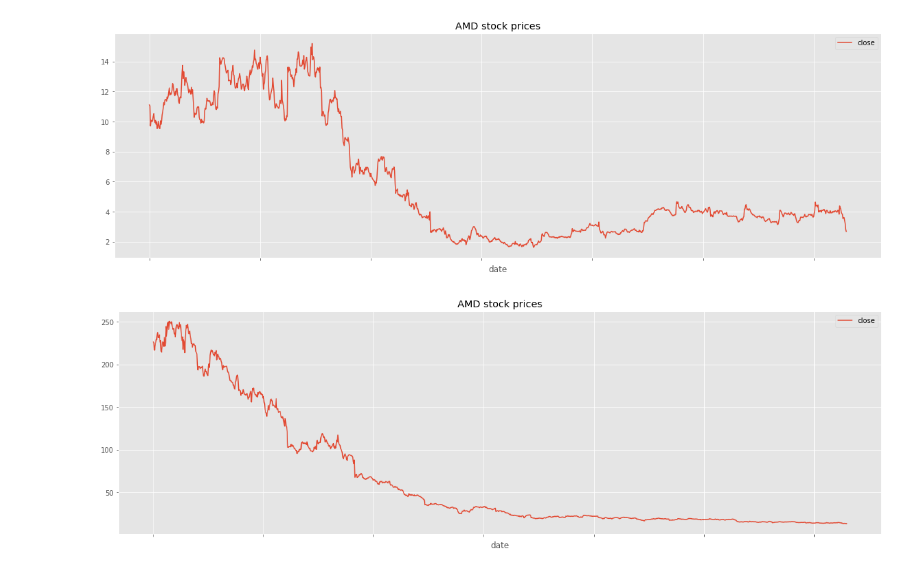
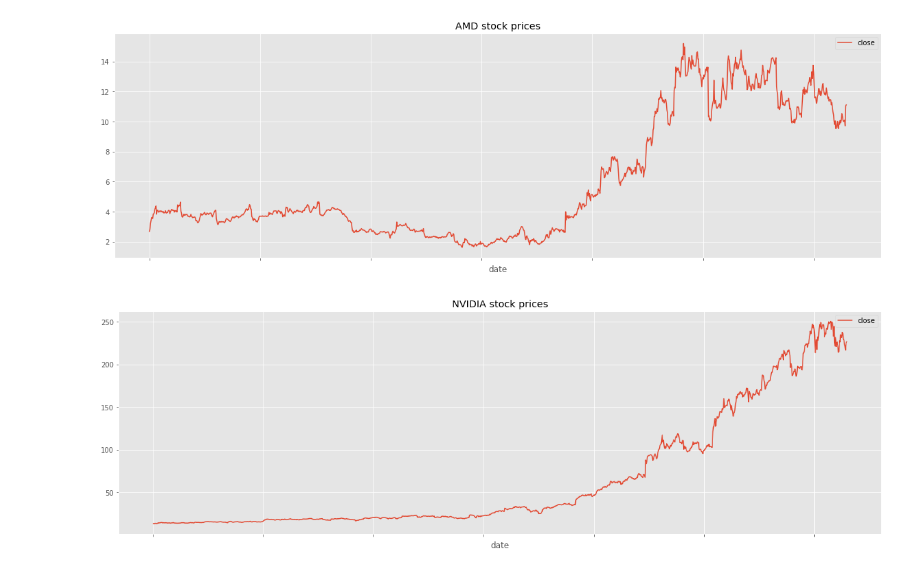
Before and after one commit to s-machine/crypto-pytho, a Jupyter notebook: stock-price.ipynb, the cells around one changed output. Cells and saved outputs as stored; diff of their text form; code cells hidden in the pictures.

Commit message:
stock prices rows reversed

```diff
--- a/stock-price.ipynb
+++ b/stock-price.ipynb
@@ -9,34 +9,36 @@ objects. These objects (dataframe especially) provides easy to use methods that
 simple compared to other libraries.
 
 Pandas is built on NumPy and is highly regarded for its easy-to-use data manipulation features.
 
 We will be using weather data from the Chinese provincial-city, Chengdu - the home of giant pandas.
 """
 
 
 def read_csv(file_path):
     return pd.read_csv(file_path)
 
 
 def main():
     # Read the CSV file into a Pandas Dataframe
     amd_df = read_csv("stock-prices/AMD.csv")
     nvda_df = read_csv("stock-prices/NVIDA.csv")
 
+    amd_reverse = amd_df.iloc[::-1]
+    nvda_reverse = nvda_df.iloc[::-1]
 
     plt.style.use('ggplot')                  # Configure matplotlib to display like ggplot (R package)
     plt.rcParams['figure.figsize'] = (20, 6)  # Configure matplotlib figure size (inches, inches)
-    amd_df.plot(kind='line', x='date', y='close', title="AMD stock prices")
+    amd_reverse.plot(kind='line', x='date', y='close', title="AMD stock prices")
     plt.show()
 
     plt.style.use('ggplot')                  # Configure matplotlib to display like ggplot (R package)
     plt.rcParams['figure.figsize'] = (20, 6)  # Configure matplotlib figure size (inches, inches)
-    nvda_df.plot(kind='line', x='date', y='close', title="AMD stock prices")
+    nvda_reverse.plot(kind='line', x='date', y='close', title="NVIDIA stock prices")
     plt.show()
 
 # Editing this section may cause your code to fail in Autolab
 if __name__ == "__main__":
     main()
 # %% [output]
-[figure, old version]
+[figure, new version]
-[figure, old version]
+[figure, new version]
```
